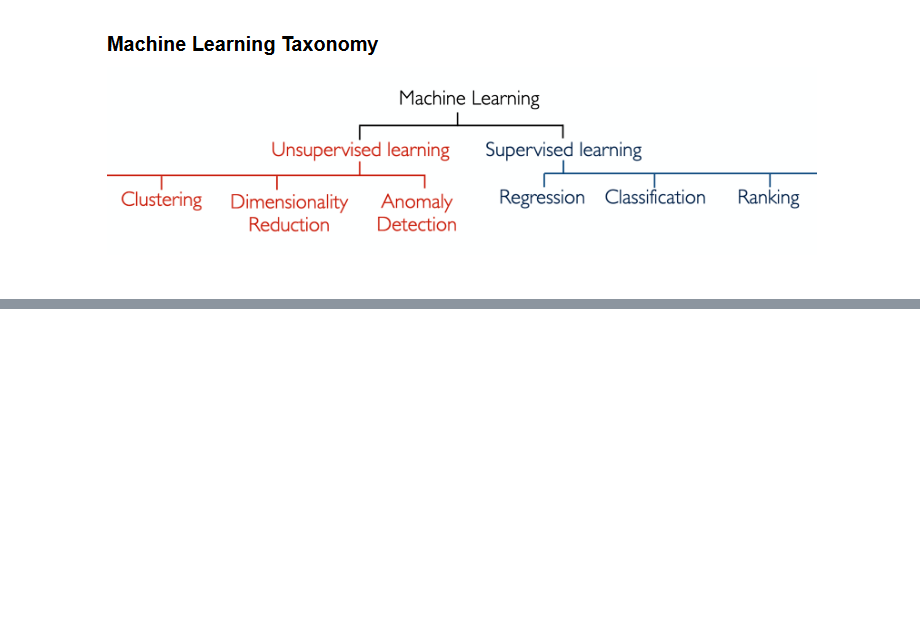
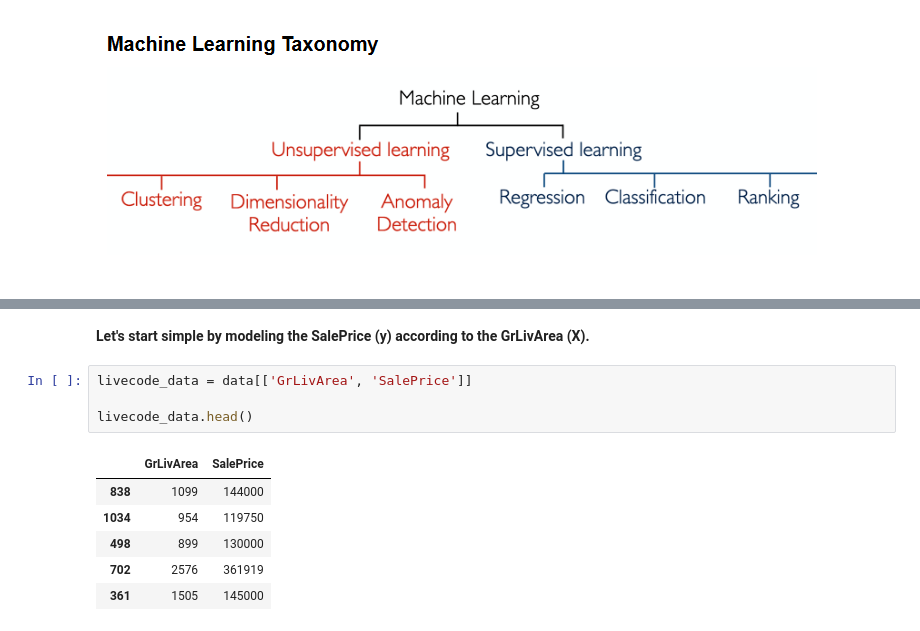
Before and after one commit to pipesco93/Le-Wagon-ML-Lectures, a Jupyter notebook: Lecture Machine learning Fundamentals.ipynb, the cells around one changed output, grey strips where cells are left out. Cells and saved outputs as stored; diff of their text form; blank space fills up the shorter version.

```diff
--- a/Lecture Machine learning Fundamentals.ipynb
+++ b/Lecture Machine learning Fundamentals.ipynb
@@ -17,0 +107,13 @@ The area of computational science that focuses on analyzing and interpreting pat
+# %% [markdown]
+__Let's start simple by modeling the SalePrice (y) according to the GrLivArea (X).__
+# %%
+livecode_data = data[['GrLivArea', 'SalePrice']]
+
+livecode_data.head()
+# %% [output]
+|  | GrLivArea | SalePrice |
+| 838 | 1099 | 144000 |
+| 1034 | 954 | 119750 |
+| 498 | 899 | 130000 |
+| 702 | 2576 | 361919 |
+| 361 | 1505 | 145000 |
```
Also changed, not shown: parts of 52 cells of this notebook, 1 other file.
